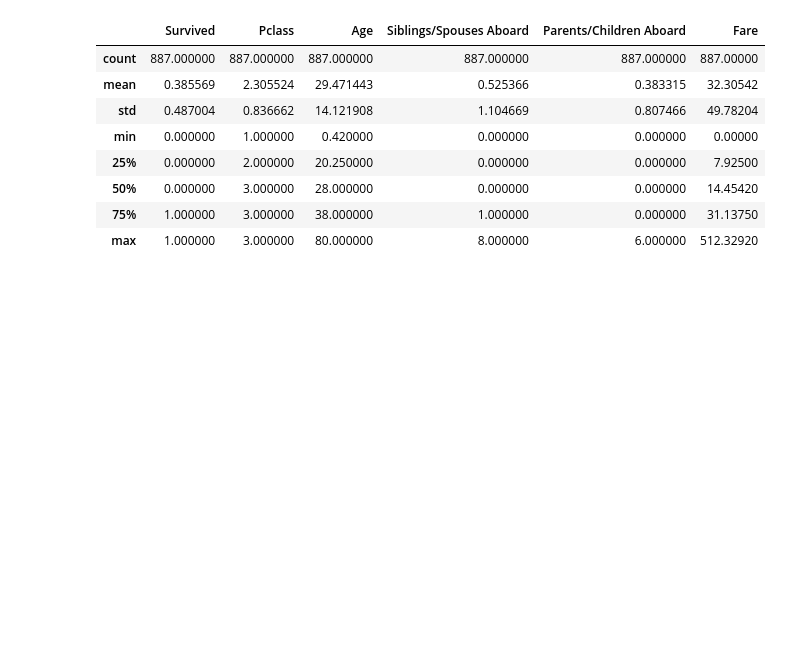
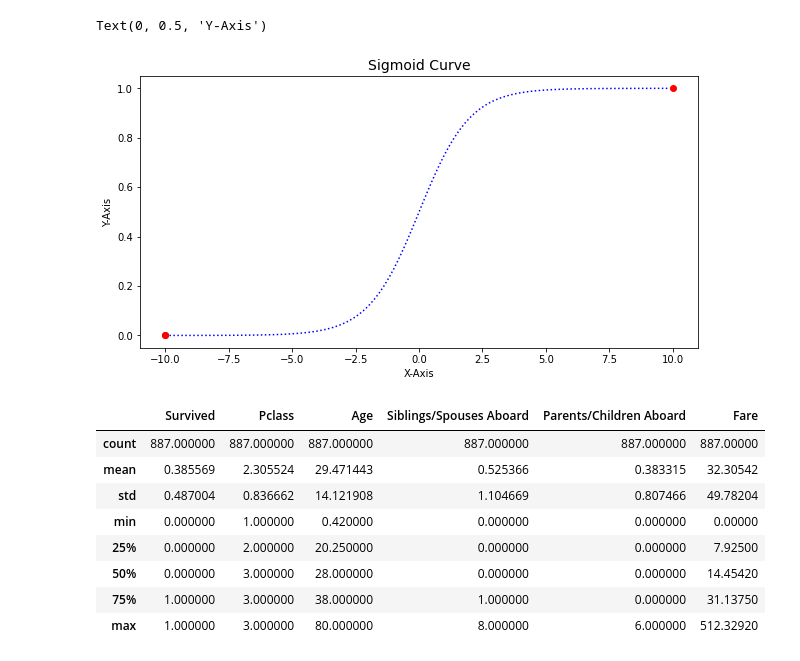
Before and after one commit to bhuwan1998/Life-is-Coding-, a Jupyter notebook: Publication labs/Logistic_Regression.ipynb, the cells around one changed output. Cells and saved outputs as stored; diff of their text form; code cells hidden in the pictures; blank space fills up the shorter version.

Commit message:
Sigmoid Curve

```diff
--- a/Publication labs/Logistic_Regression.ipynb
+++ b/Publication labs/Logistic_Regression.ipynb
@@ -12,6 +12,29 @@ from sklearn.model_selection import train_test_split
 from sklearn.metrics import confusion_matrix
 from sklearn.preprocessing import StandardScaler
 from sklearn.metrics import classification_report
+# %%
+# making a sigmoid function
+def sigmoid(x):
+    return (1/(1+np.exp(-x)))
+
+x = np.arange(-10., 10., 0.2)
+sig = sigmoid(x)
+figure = plt.figure(figsize = (10,5))
+plt.title("Sigmoid Curve", size = 14)
+plt.plot(x, sig, color = "blue", label = "sigmoid", linestyle="dotted")
+marks = np.array([-10, 10])
+y_marks = sigmoid(marks)
+plt.plot(-10, 0, color = "red", marker="o")
+
+for i in range(0,2):
+    plt.plot(marks[i], y_marks[i], color="red", marker= "o")
+
+
+plt.xlabel("X-Axis")
+plt.ylabel("Y-Axis")
+# %% [output]
+Text(0, 0.5, 'Y-Axis')
+[figure, added]
 # %%
 #we will look at the titanic dataset
 df = pd.read_csv("titanic.csv")
```
